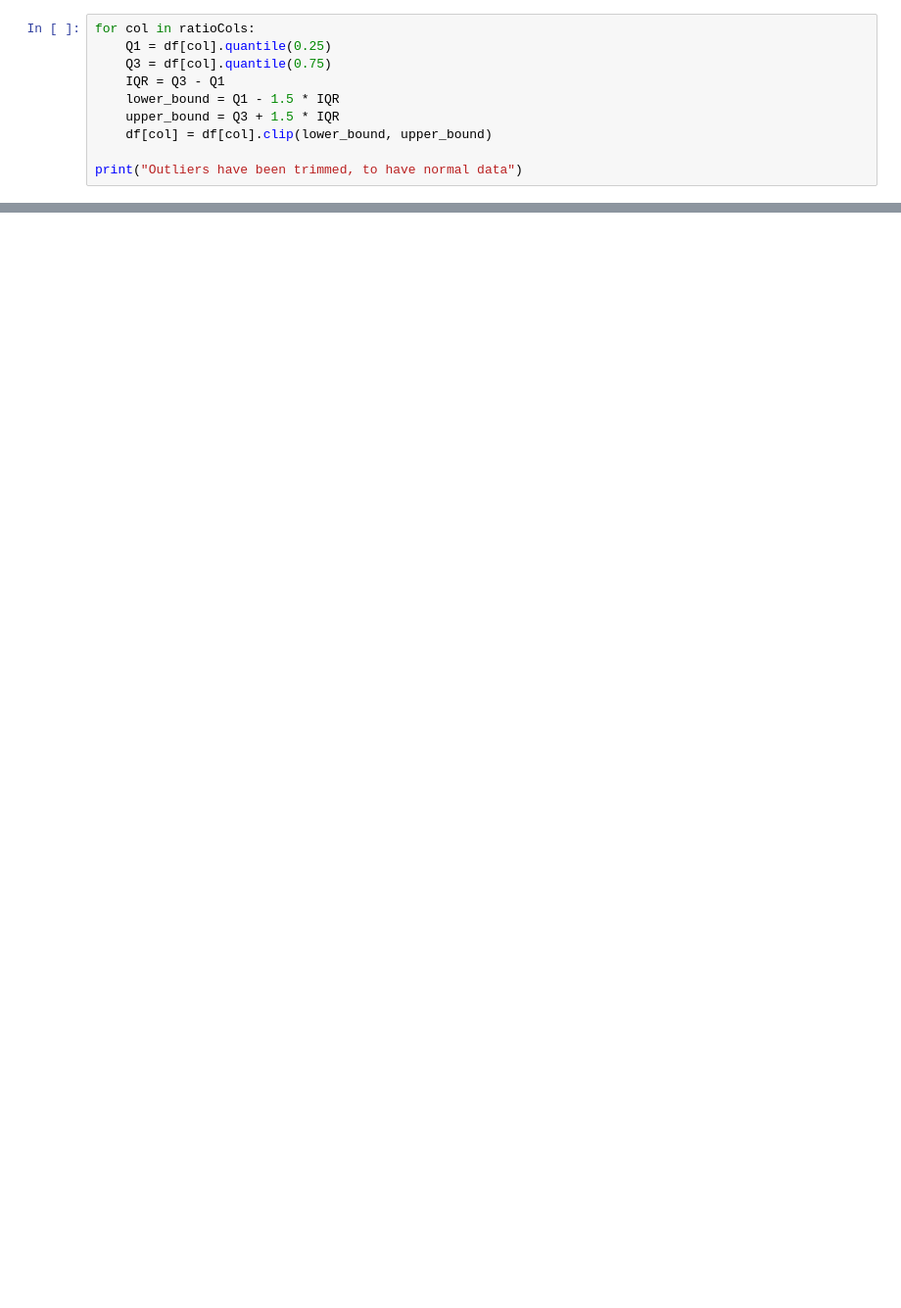
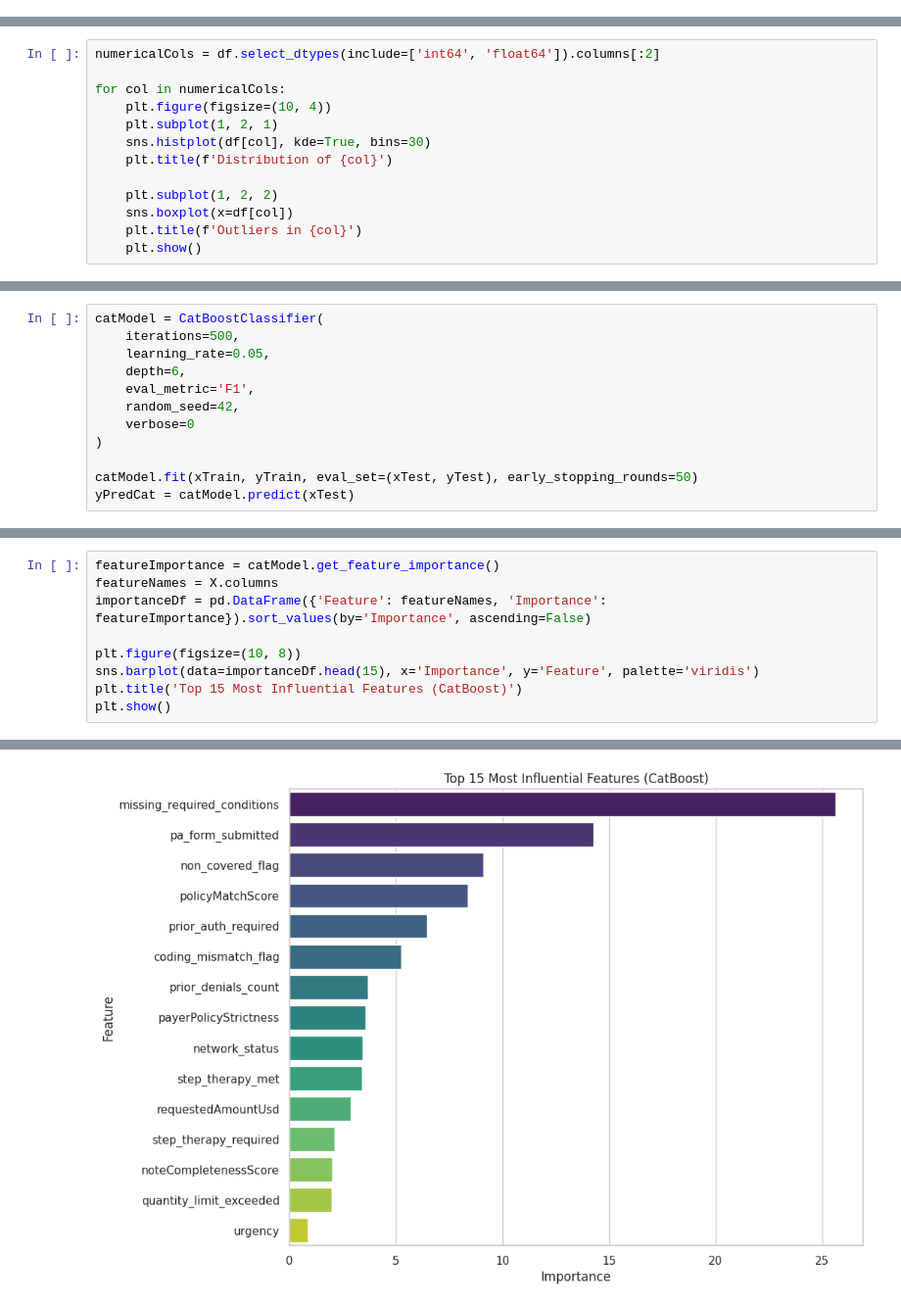
Before and after one commit to mozenjii/Priora, a Jupyter notebook: notebooks/denial_risk.ipynb, the cells around one changed output, grey strips where cells are left out. Shown at 98% size. Saved outputs shown, nothing was run; the diff lists cells and outputs as text; blank space fills up the shorter version.

```diff
--- a/notebooks/denial_risk.ipynb
+++ b/notebooks/denial_risk.ipynb
@@ -69,10 +0,0 @@ df[ratioCols].describe()
-# %%
-for col in ratioCols:
-    Q1 = df[col].quantile(0.25)
-    Q3 = df[col].quantile(0.75)
-    IQR = Q3 - Q1
-    lower_bound = Q1 - 1.5 * IQR
-    upper_bound = Q3 + 1.5 * IQR
-    df[col] = df[col].clip(lower_bound, upper_bound)
-
-print("Outliers have been trimmed, to have normal data")
@@ -211,0 +104,13 @@ weighted avg       0.73      0.76      0.71     40000
+# %%
+numericalCols = df.select_dtypes(include=['int64', 'float64']).columns[:2]
+
+for col in numericalCols:
+    plt.figure(figsize=(10, 4))
+    plt.subplot(1, 2, 1)
+    sns.histplot(df[col], kde=True, bins=30)
+    plt.title(f'Distribution of {col}')
+
+    plt.subplot(1, 2, 2)
+    sns.boxplot(x=df[col])
+    plt.title(f'Outliers in {col}')
+    plt.show()
@@ -211,0 +231,12 @@ weighted avg       0.73      0.76      0.71     40000
+# %%
+catModel = CatBoostClassifier(
+    iterations=500,
+    learning_rate=0.05,
+    depth=6,
+    eval_metric='F1',
+    random_seed=42,
+    verbose=0
+)
+
+catModel.fit(xTrain, yTrain, eval_set=(xTest, yTest), early_stopping_rounds=50)
+yPredCat = catModel.predict(xTest)
@@ -211,0 +322,10 @@ weighted avg       0.73      0.76      0.71     40000
+# %%
+featureImportance = catModel.get_feature_importance()
+featureNames = X.columns
+importanceDf = pd.DataFrame({'Feature': featureNames, 'Importance': featureImportance}).sort_values(by='Importance', ascending=False)
+
+plt.figure(figsize=(10, 8))
+sns.barplot(data=importanceDf.head(15), x='Importance', y='Feature', palette='viridis')
+plt.title('Top 15 Most Influential Features (CatBoost)')
+plt.show()
+# %% [output]
@@ -211,0 +335 @@ weighted avg       0.73      0.76      0.71     40000
+[figure, added]
```
Also changed, not shown: parts of 38 cells of this notebook, 2 other files.
